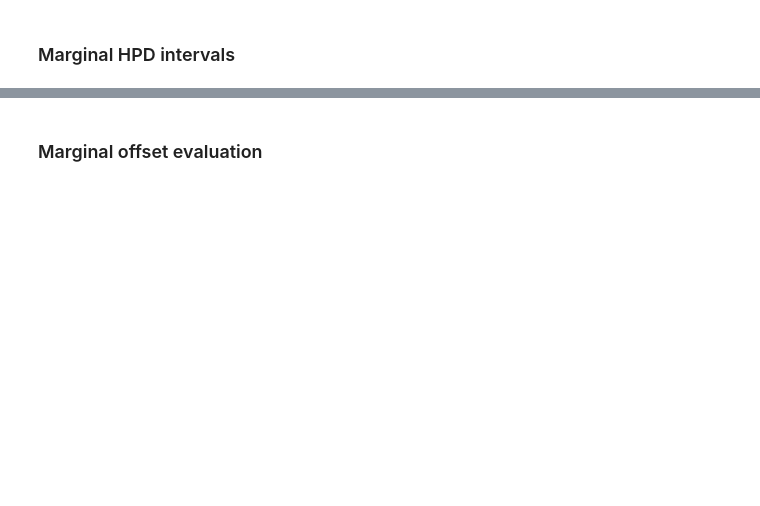
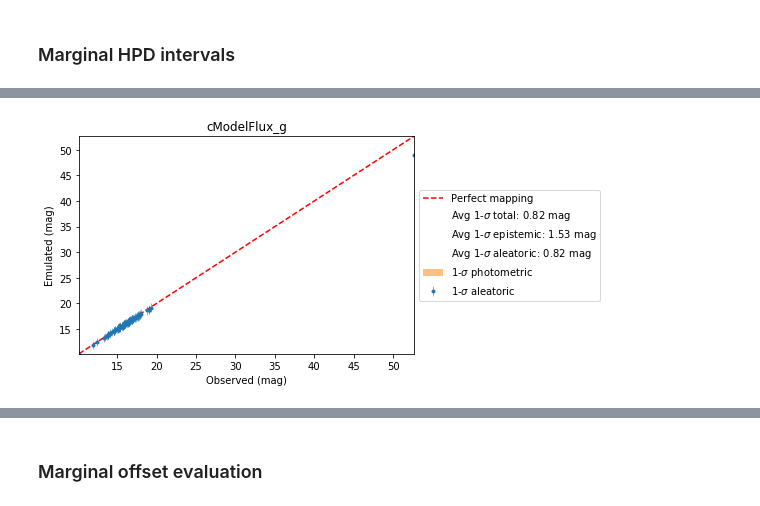
Before and after one commit to jiwoncpark/fast-forward, a Jupyter notebook: evaluate_derp.ipynb, the cells around one changed output, grey strips where cells are left out. Saved outputs shown, nothing was run; the diff lists cells and outputs as text; code cells hidden in the pictures; blank space fills up the shorter version.

```diff
--- a/evaluate_derp.ipynb
+++ b/evaluate_derp.ipynb
@@ -74,0 +182,5 @@ def get_mag_err(mag, band, gamma=None):
+# %%
+plot_flux_mapping(means_sampled, logvar_sampled, 'cModelFlux_g',
+                  truth_flux_name='%s_flux', plot_offset=False)
+# %% [output]
+[figure, added]
```
Also changed, not shown: parts of 21 cells of this notebook, 7 other files.
